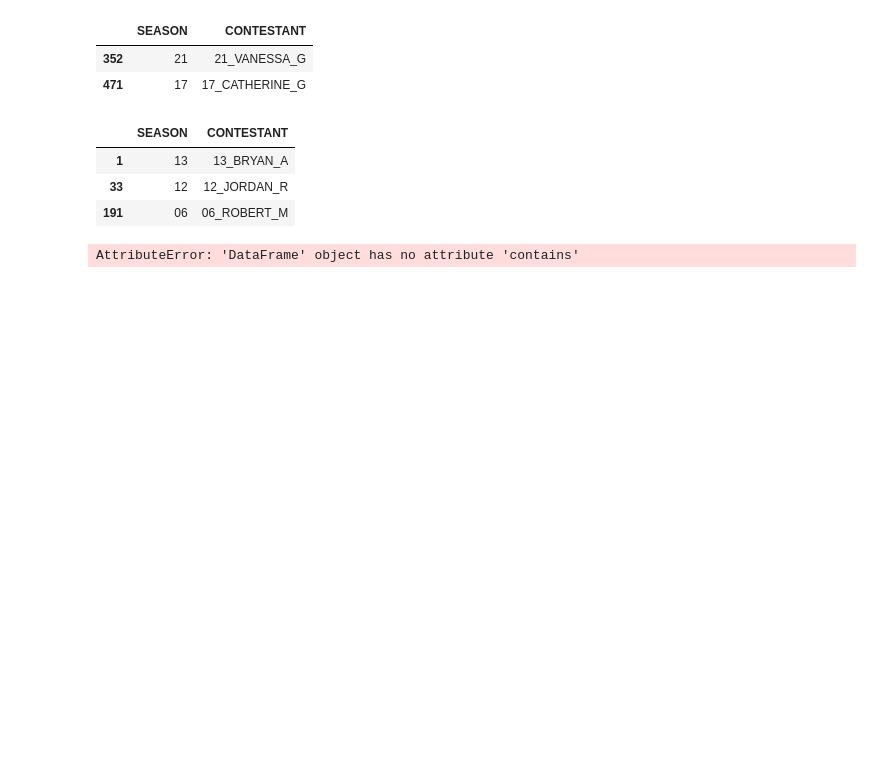
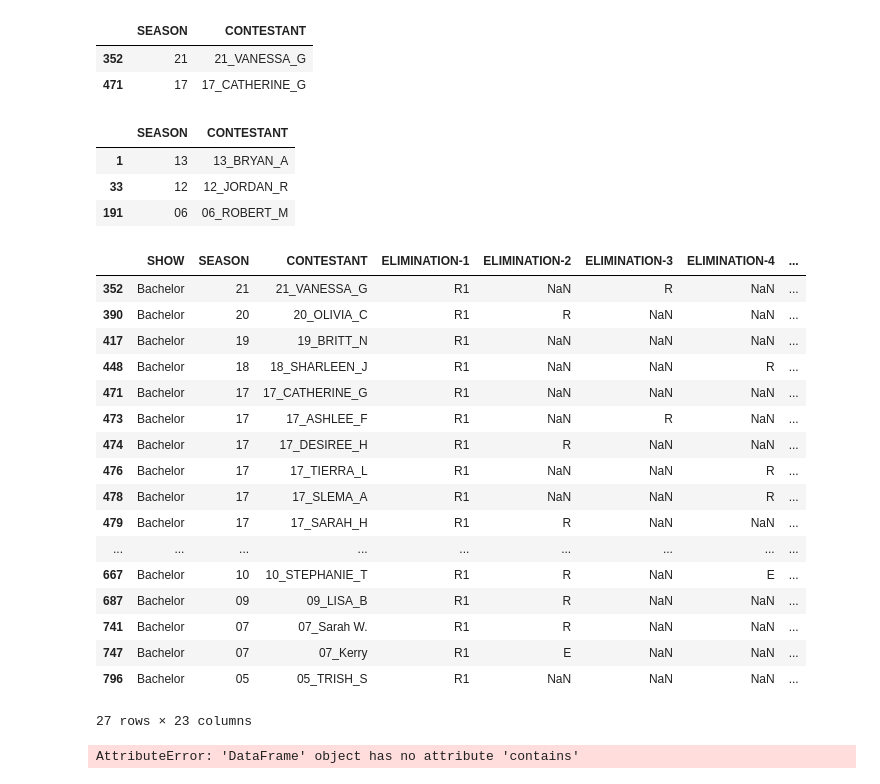
Before and after one commit to ekreher22/DataScience2021F, a Jupyter notebook: Unit3/Unit3:ProjectB/project3b.ipynb, the cells around one changed output. Cells and saved outputs as stored; diff of their text form; code cells hidden in the pictures; blank space fills up the shorter version.

```diff
--- a/Unit3/Unit3:ProjectB/project3b.ipynb
+++ b/Unit3/Unit3:ProjectB/project3b.ipynb
@@ -41,6 +64,27 @@ bachelorette.loc[(bachelorette['ELIMINATION-1']== 'R1') & (bachelorette['ELIMINA
 | 1 | 13 | 13_BRYAN_A |
 | 33 | 12 | 12_JORDAN_R |
 | 191 | 06 | 06_ROBERT_M |
+# %%
+bachelor.loc[bachelor['ELIMINATION-1']== 'R1']
+# %% [output]
+|  | SHOW | SEASON | CONTESTANT | ELIMINATION-1 | ELIMINATION-2 | ELIMINATION-3 | ELIMINATION-4 | ... |
+| 352 | Bachelor | 21 | 21_VANESSA_G | R1 | NaN | R | NaN | ... |
+| 390 | Bachelor | 20 | 20_OLIVIA_C | R1 | R | NaN | NaN | ... |
+| 417 | Bachelor | 19 | 19_BRITT_N | R1 | NaN | NaN | NaN | ... |
+| 448 | Bachelor | 18 | 18_SHARLEEN_J | R1 | NaN | NaN | R | ... |
+| 471 | Bachelor | 17 | 17_CATHERINE_G | R1 | NaN | NaN | NaN | ... |
+| 473 | Bachelor | 17 | 17_ASHLEE_F | R1 | NaN | R | NaN | ... |
+| 474 | Bachelor | 17 | 17_DESIREE_H | R1 | R | NaN | NaN | ... |
+| 476 | Bachelor | 17 | 17_TIERRA_L | R1 | NaN | NaN | R | ... |
+| 478 | Bachelor | 17 | 17_SLEMA_A | R1 | NaN | NaN | R | ... |
+| 479 | Bachelor | 17 | 17_SARAH_H | R1 | R | NaN | NaN | ... |
+| ... | ... | ... | ... | ... | ... | ... | ... | ... |
+| 667 | Bachelor | 10 | 10_STEPHANIE_T | R1 | R | NaN | E | ... |
+| 687 | Bachelor | 09 | 09_LISA_B | R1 | R | NaN | NaN | ... |
+| 741 | Bachelor | 07 | 07_Sarah W. | R1 | R | NaN | NaN | ... |
+| 747 | Bachelor | 07 | 07_Kerry | R1 | E | NaN | NaN | ... |
+| 796 | Bachelor | 05 | 05_TRISH_S | R1 | NaN | NaN | NaN | ... |
+27 rows × 23 columns
 # %%
 #which season had the most unscheduled eliminations
 # %%
```
Also changed, not shown: parts of 2 cells of this notebook.
